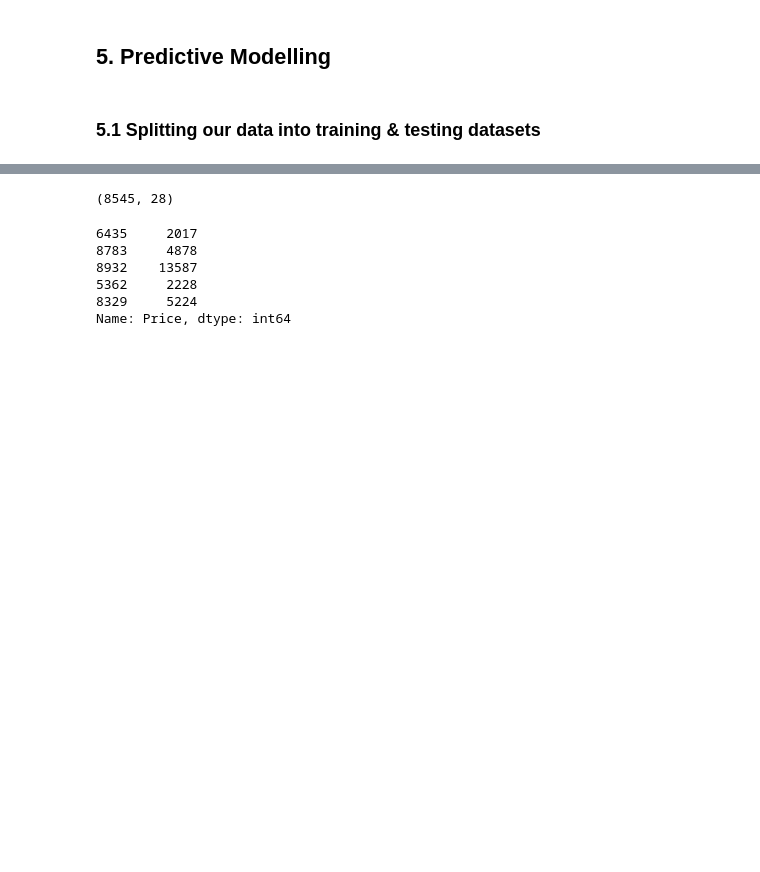
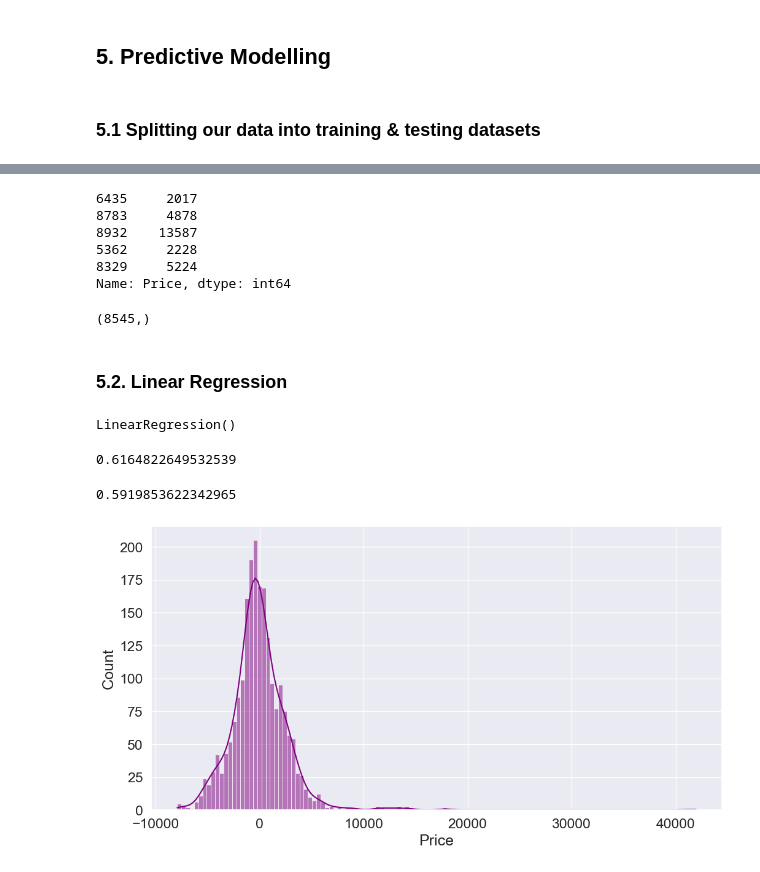
Before and after one commit to Sambit2424/Flight-Price-Estimation, a Jupyter notebook: Flight_Price_Estimation.ipynb, the cells around one changed output, grey strips where cells are left out. Saved outputs shown, nothing was run; the diff lists cells and outputs as text; code cells hidden in the pictures; blank space fills up the shorter version.

Commit message:
Tested Linear & Random Forest Regressor Models

```diff
--- a/Flight_Price_Estimation.ipynb
+++ b/Flight_Price_Estimation.ipynb
@@ -968,13 +1003,40 @@ X_train, X_test, y_train, y_test = train_test_split(X,y,test_size=0.2,random_sta
 # %%
-X_train.shape
+y_train.head()
 # %% [output]
-(8545, 28)
+6435     2017
+8783     4878
+8932    13587
+5362     2228
+8329     5224
+Name: Price, dtype: int64
 # %%
-y_train.head()
+y_train.shape
 # %% [output]
-6435     2017
-8783     4878
-8932    13587
-5362     2228
-8329     5224
-Name: Price, dtype: int64
+(8545,)
+# %% [markdown]
+### 5.2. Linear Regression
+# %%
+# Fitting Linear Regression Model to train data
+reg_ln = LinearRegression()
+reg_ln.fit(X_train,y_train)
+# %% [output]
+LinearRegression()
+# %%
+y_pred = reg_ln.predict(X_test)
+# %%
+# Getting R2 value for training data fit
+reg_ln.score(X_train,y_train)
+# %% [output]
+0.6164822649532539
+# %%
+# Getting R2 value for testing data fit
+reg_ln.score(X_test,y_test)
+# %% [output]
+0.5919853622342965
+# %%
+# Plotting the residuals
+plt.figure(figsize=(12,6))
+sns.histplot(y_test - y_pred,color="purple",kde=True)
+plt.show()
+# %% [output]
+[figure, added]
```
Also changed, not shown: parts of 18 cells of this notebook.
